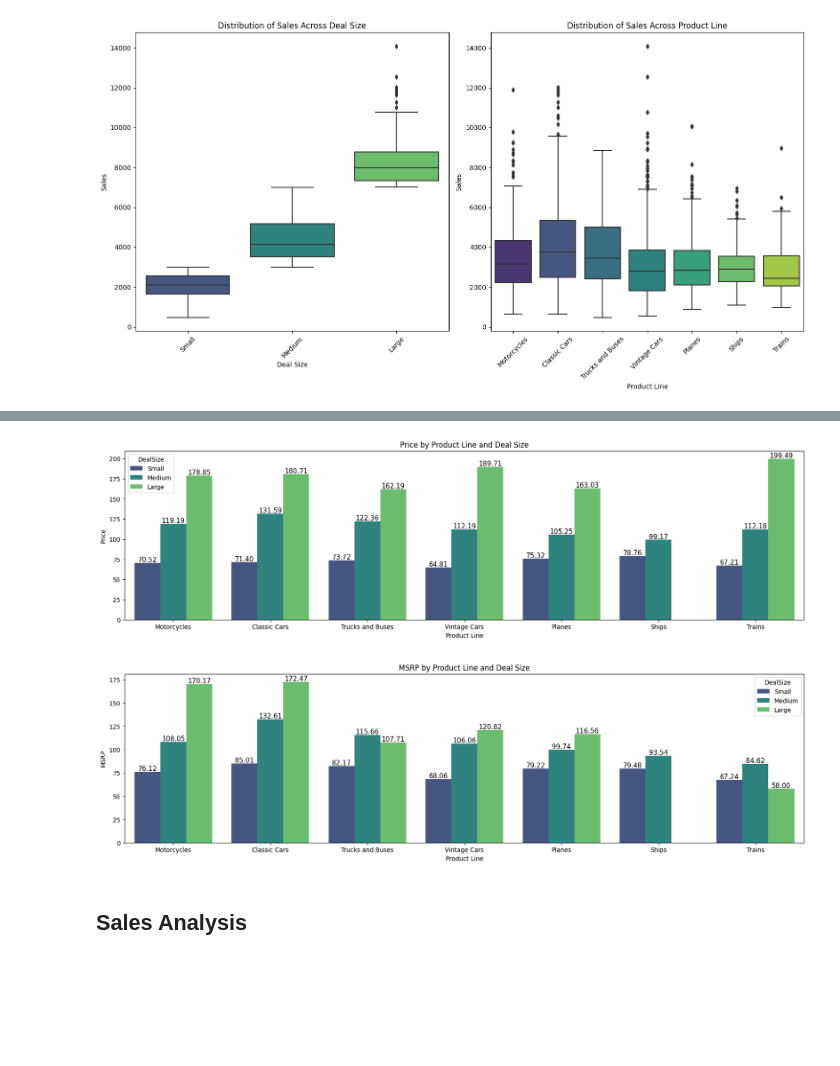
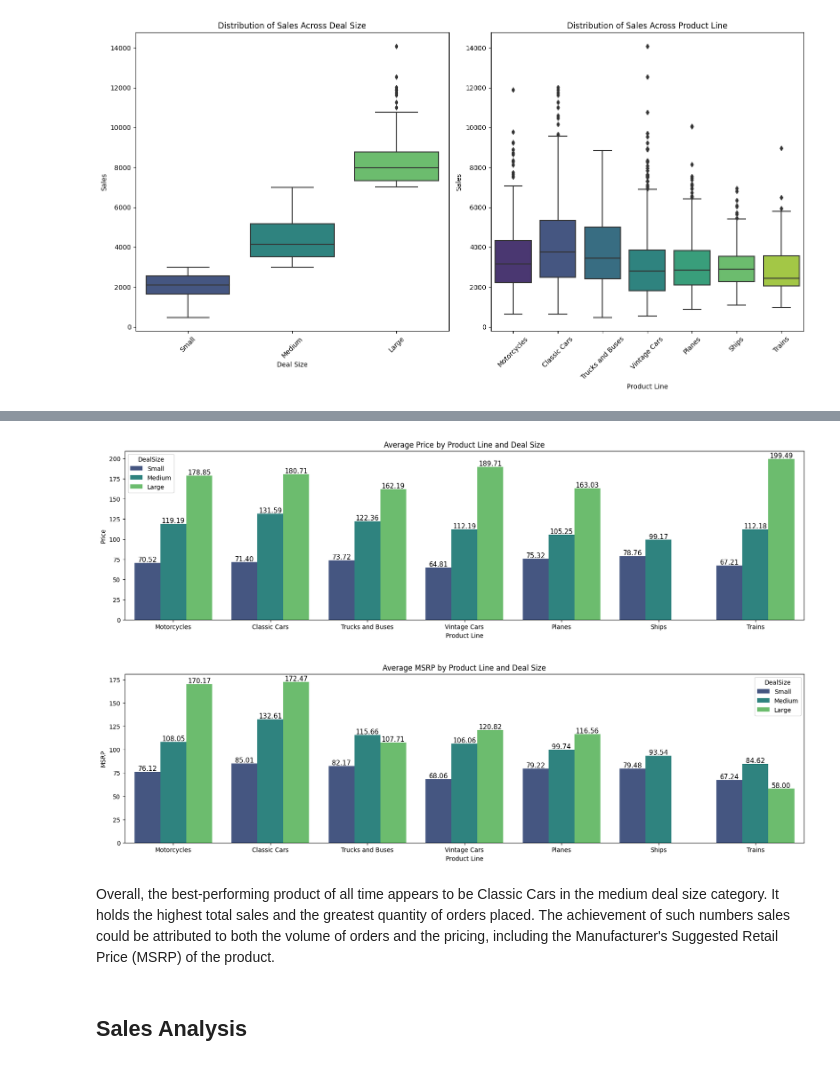
Before and after one commit to Kimchi21/Data-Analysis_Portfolio, a Jupyter notebook: Automobile Sales/Python Notebooks/Autosales_Analysis.ipynb, the cells around one changed output, grey strips where cells are left out. Drawn from its saved outputs; the diff is of its cells as text; code cells hidden in the pictures; blank space fills up the shorter version.

```diff
--- a/Automobile Sales/Python Notebooks/Autosales_Analysis.ipynb
+++ b/Automobile Sales/Python Notebooks/Autosales_Analysis.ipynb
@@ -325,7 +325,7 @@ plt.show()
 # %%
-def generate_barplot(df, x, y, hue, title=None, xlabel=None, ylabel=None):
+def generate_barplot(df, x, y, hue, title=None, xlabel=None, ylabel=None, estimator=None):
     plt.figure(figsize=(20, 5))
-    ax = sns.barplot(data=df, x=x, y=y, hue=hue, palette='viridis', errorbar=None)
+    ax = sns.barplot(data=df, x=x, y=y, hue=hue, palette='viridis', estimator=estimator, errorbar=None)
     if title:
         plt.title(title)
     if xlabel:
@@ -352,15 +352,17 @@ generate_barplot(df, x='ProductLine', y='QuantityOrdered', hue='DealSize',
 # %%
 generate_barplot(df, x='ProductLine', y='Price', hue='DealSize',
-                title='Price by Product Line and Deal Size',
-                xlabel='Product Line', ylabel='Price')
+                title='Average Price by Product Line and Deal Size',
+                xlabel='Product Line', ylabel='Price', estimator='mean')
 # %% [output]
-[figure, old version]
+[figure, new version]
 # %%
 generate_barplot(df, x='ProductLine', y='MSRP', hue='DealSize',
-                title='MSRP by Product Line and Deal Size',
-                xlabel='Product Line', ylabel='MSRP')
+                title='Average MSRP by Product Line and Deal Size',
+                xlabel='Product Line', ylabel='MSRP', estimator='mean')
 # %% [output]
-[figure, old version]
+[figure, new version]
+# %% [markdown]
+Overall, the best-performing product of all time appears to be Classic Cars in the medium deal size category. It holds the highest total sales and the greatest quantity of orders placed. The achievement of such numbers sales could be attributed to both the volume of orders and the pricing, including the Manufacturer's Suggested Retail Price (MSRP) of the product.
 # %% [markdown]
 ## Sales Analysis
 # %% [markdown]
```
Also changed, not shown: parts of 10 cells of this notebook, 1 other file.
